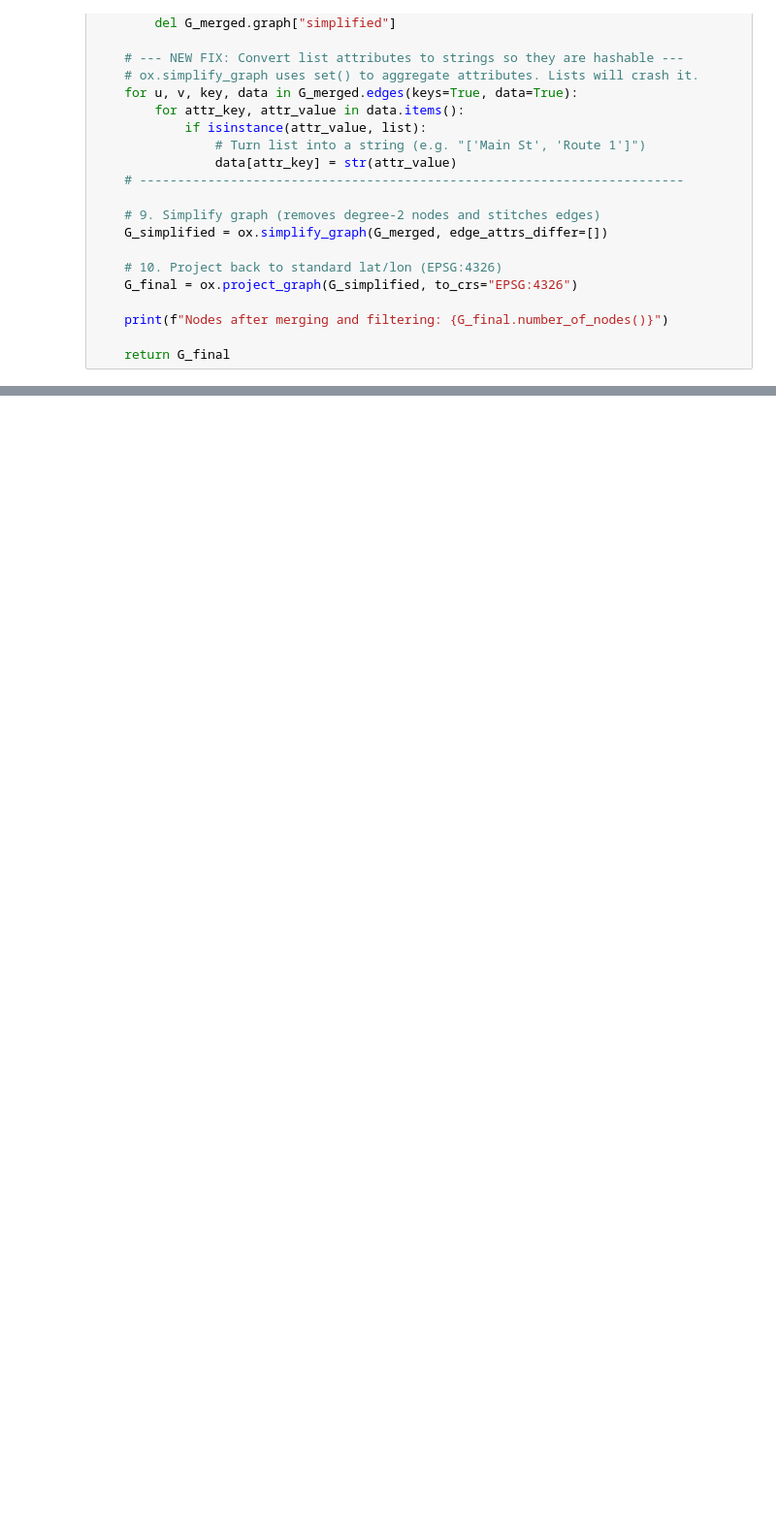
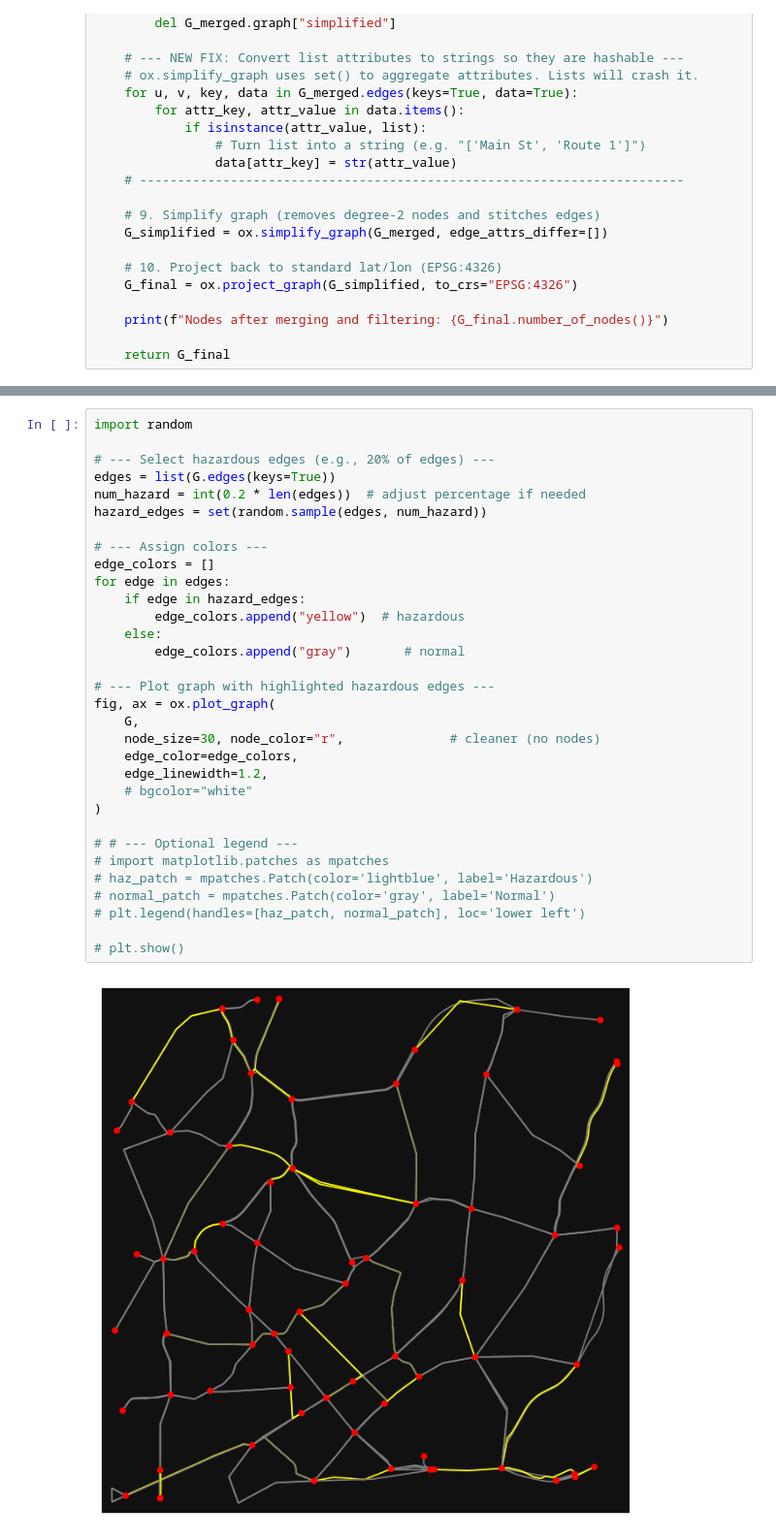
Before and after one commit to Eashwar-S/multi-period-MD-RPP-RRV, a Jupyter notebook: multi_period_dataset/debugging.ipynb, the cells around one changed output, grey strips where cells are left out. Shown at 97% size. Cells and saved outputs as stored; diff of their text form; blank space fills up the shorter version.

```diff
--- a/multi_period_dataset/debugging.ipynb
+++ b/multi_period_dataset/debugging.ipynb
@@ -350,3 +353,37 @@ Graph area is 88.43719369566826 km^2
+# %%
+import random
+
+# --- Select hazardous edges (e.g., 20% of edges) ---
+edges = list(G.edges(keys=True))
+num_hazard = int(0.2 * len(edges))  # adjust percentage if needed
+hazard_edges = set(random.sample(edges, num_hazard))
+
+# --- Assign colors ---
+edge_colors = []
+for edge in edges:
+    if edge in hazard_edges:
+        edge_colors.append("yellow")  # hazardous
+    else:
+        edge_colors.append("gray")       # normal
+
+# --- Plot graph with highlighted hazardous edges ---
+fig, ax = ox.plot_graph(
+    G,
+    node_size=30, node_color="r",              # cleaner (no nodes)
+    edge_color=edge_colors,
+    edge_linewidth=1.2,
+    # bgcolor="white"
+)
+
+# # --- Optional legend ---
+# import matplotlib.patches as mpatches
+# haz_patch = mpatches.Patch(color='lightblue', label='Hazardous')
+# normal_patch = mpatches.Patch(color='gray', label='Normal')
+# plt.legend(handles=[haz_patch, normal_patch], loc='lower left')
+
+# plt.show()
+# %% [output]
+[figure, added]
 # %%
 import pandas as pd
 import numpy as np
```
Also changed, not shown: parts of 5 cells of this notebook, 48 other files.
